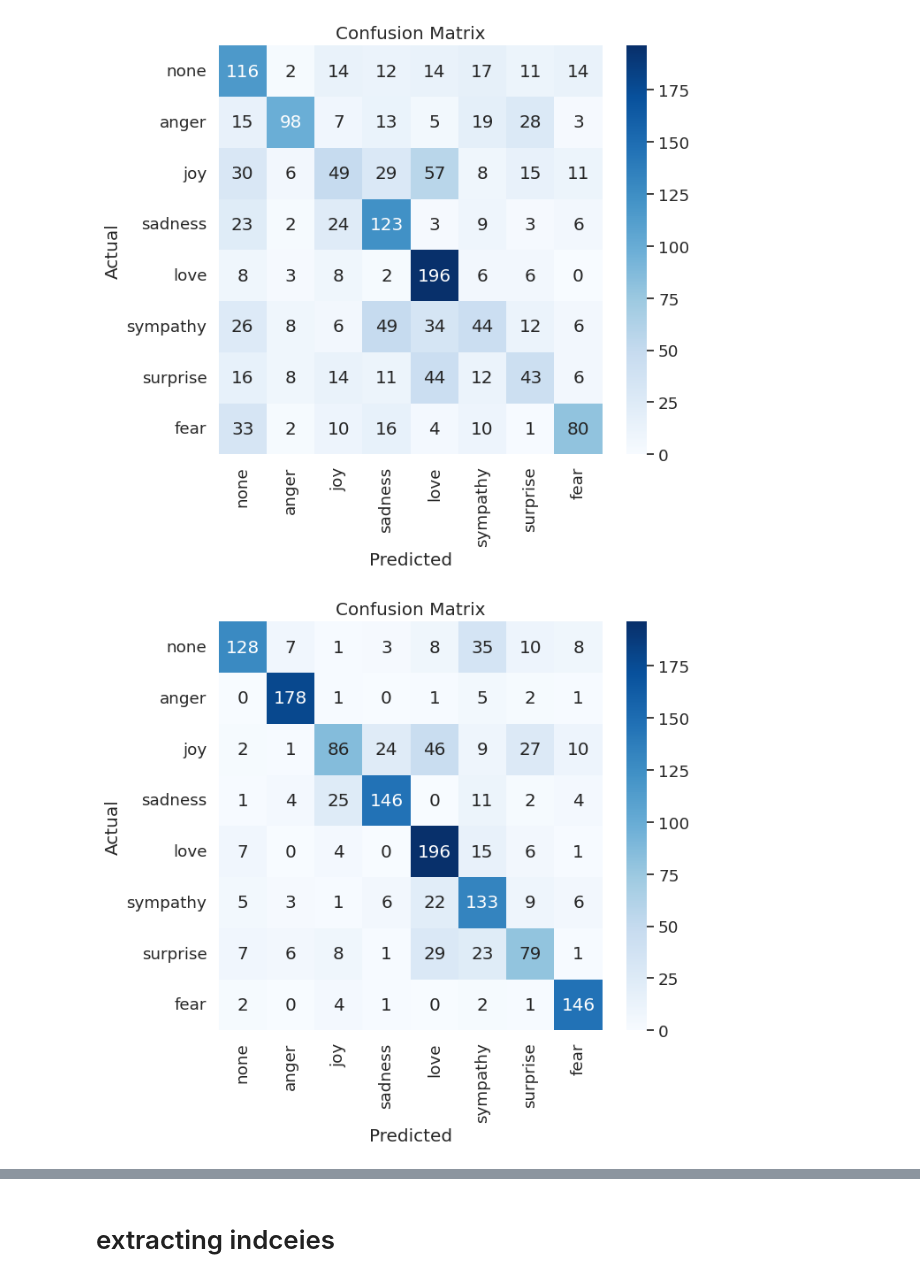
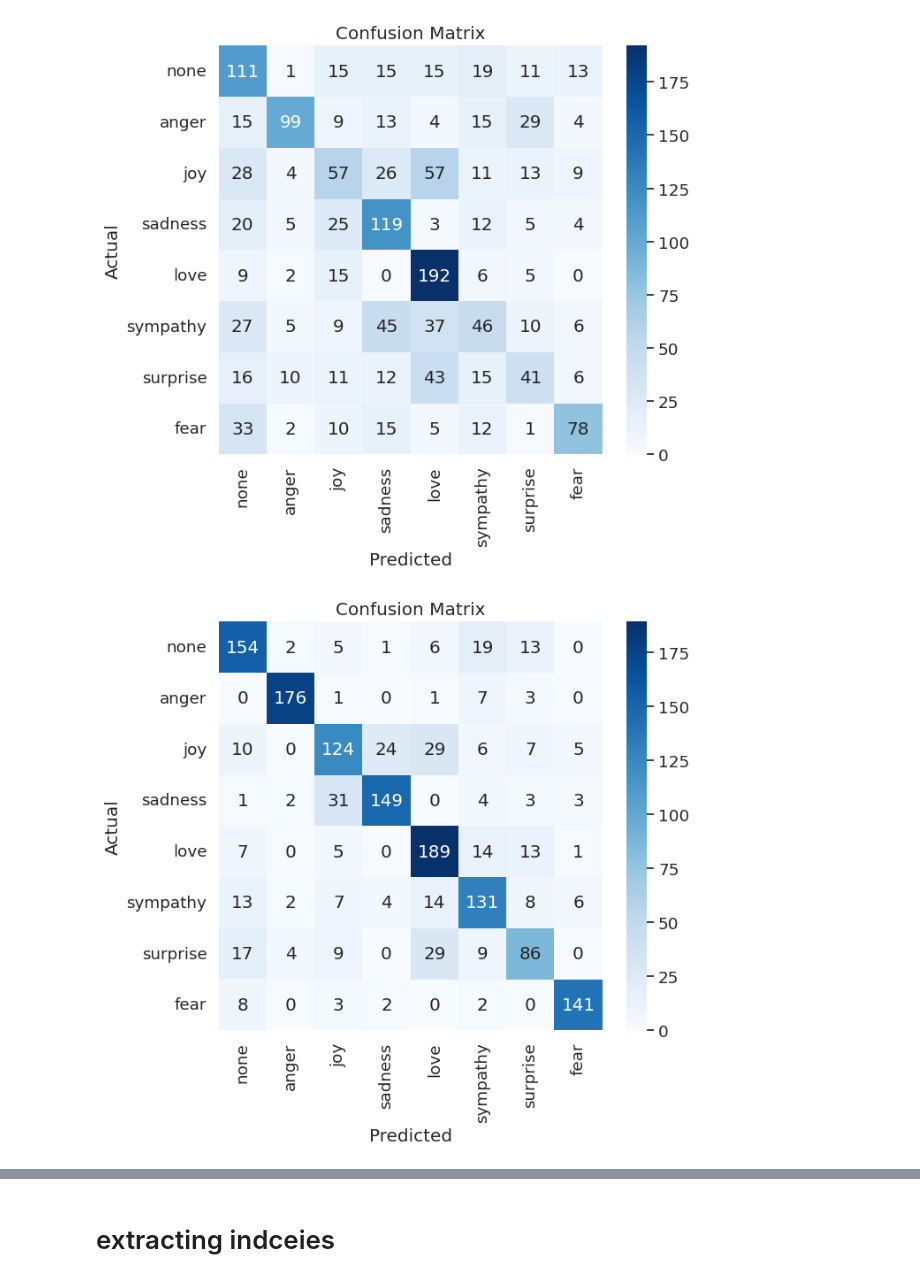
Before and after one commit to Ahmedtawfiiiq/XAI-Emotion-Analysis, a Jupyter notebook: predictions_analysis_indecies_extractions.ipynb, the cells around one changed output, grey strips where cells are left out. Saved outputs shown, nothing was run; the diff lists cells and outputs as text; code cells hidden in the pictures.

```diff
--- a/predictions_analysis_indecies_extractions.ipynb
+++ b/predictions_analysis_indecies_extractions.ipynb
@@ -29,13 +26,14 @@ label_to_class = {
 }
 classes = ['none', 'anger', 'joy', 'sadness', 'love', 'sympathy', 'surprise', 'fear']
 # %%
-from sklearn.metrics import accuracy_score, precision_score, recall_score, f1_score
+from sklearn.metrics import classification_report
+import pandas as pd
 
 # Load prediction dataframes
 csv_paths = [
     "/content/logestic_regression_predections.csv",
-    "/content/nb_examples_embeddings.csv",
-    "/content/transformer_examples.csv",
+    "/content/nb_examples_new.csv",
+    "/content/transformers_pred.csv",
     "/content/gru (1).csv"
 ]
 
@@ -45,17 +43,11 @@ model_names = ["Logistic Regression", "Naive Bayes", "Transformer", "GRU"]
 true_labels = pd.read_csv(csv_paths[0])["True Label"]
 predicted_labels_list = [pd.read_csv(csv_path)["Predicted Label"] for csv_path in csv_paths]
 
-# Calculate metrics per model
+# Calculate classification report per model
 for idx, predicted_labels in enumerate(predicted_labels_list):
-    accuracy = accuracy_score(true_labels, predicted_labels)
-    precision = precision_score(true_labels, predicted_labels, average='macro')
-    recall = recall_score(true_labels, predicted_labels, average='macro')
-    f1 = f1_score(true_labels, predicted_labels, average='macro')
+    class_report = classification_report(true_labels, predicted_labels, target_names=classes)  # Replace with your class names
 
-    print(f"Metrics for {model_names[idx]}:")
-    print(f"Accuracy: {accuracy:.4f}")
-    print(f"Precision: {precision:.4f}")
-    print(f"Recall: {recall:.4f}")
-    print(f"F1-Score: {f1:.4f}")
+    print(f"Classification Report for {model_names[idx]}:")
+    print(class_report)
     print("=" * 20)
 # %% [output]
@@ -113,21 +105,21 @@ print_cmatrix(logestic_reg_cm)
 # %%
-csv_file_path = "/content/nb_examples_embeddings.csv"  # Replace with your file path
+csv_file_path = "/content/nb_examples_new.csv"  # Replace with your file path
 nb_df = pd.read_csv(csv_file_path)
 
 # Call the function to print confusion matrix for the DataFrame
 nb_cm=make_confusion_matrix(nb_df)
 print_cmatrix(nb_cm)
 # %% [output]
-[figure, old version]
+[figure, new version]
 # %%
-csv_file_path = "/content/transformer_examples.csv"  # Replace with your file path
+csv_file_path = "/content/transformers_pred.csv"  # Replace with your file path
 transformer_df = pd.read_csv(csv_file_path)
 
 # Call the function to print confusion matrix for the DataFrame
 transformer_cm=make_confusion_matrix(transformer_df)
 print_cmatrix(transformer_cm)
 # %% [output]
-[figure, old version]
+[figure, new version]
 # %%
 csv_file_path = "/content/gru (1).csv"  # Replace with your file path
 gru_df = pd.read_csv(csv_file_path)
```
Also changed, not shown: parts of 27 cells of this notebook.
